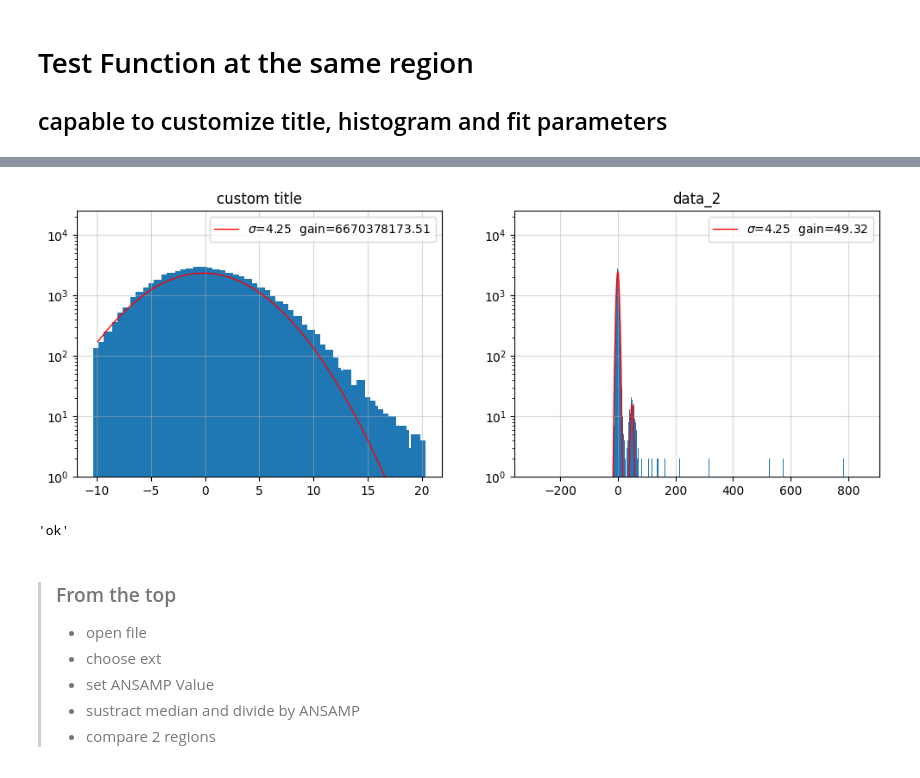
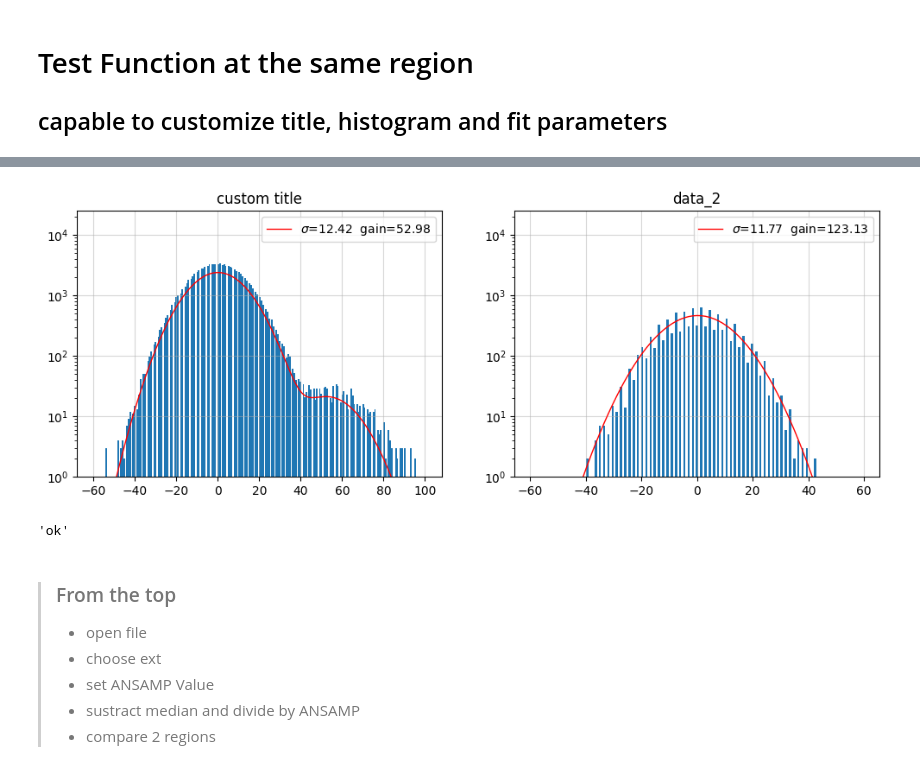
Before and after one commit to LabDet-Crio/BenchTest, a Jupyter notebook: crio_libs/nef_fitsANA.ipynb, the cells around one changed output, grey strips where cells are left out. Saved outputs shown, nothing was run; the diff lists cells and outputs as text; code cells hidden in the pictures.

```diff
--- a/crio_libs/nef_fitsANA.ipynb
+++ b/crio_libs/nef_fitsANA.ipynb
@@ -29,7 +29,7 @@ nCCDs=16
 active_mask = np.s_[:, 10:1057] #
 overscan_mask = np.s_[:, -91:-1]
 # %%
-file="/home/oem/datosFits/mcm_data/ansamp/fits/MCM1_Demuxed_Test_barrido_ANSAMP_exp_1s_ignorando_2muestras_ANSAMP10_19.fits"
+file="/home/oem/datosFits/mcm_data/ansamp/fits/MCM1_Demuxed_Test_barrido_ANSAMP_exp_1s_ignorando_2muestras_ANSAMP1_18.fits"
 OHDU_File = fits.open(file)
 # %%
 plt.figure(figsize=(24,8))
@@ -48,9 +48,10 @@ plt.figure(figsize=(24,8))
 for i in range(nCCDs):
 
     plt.subplot(4,4,i+1)
-    dataFits=(OHDU_File[1+i].data[active_mask])-np.median(OHDU_File[i+1].data[active_mask])
+    #dataFits=(OHDU_File[1+i].data[active_mask])-np.median(OHDU_File[i+1].data[active_mask])
+    dataFits=OHDU_File[1+i].data
     print("median [{:d}]= {:f}".format(i,np.median(dataFits[i+1].data)))
-    plt.imshow(dataFits, vmin=-50, vmax=100) # media sustracted
+    plt.imshow(dataFits)#, vmin=-50, vmax=100) # media sustracted
     # plt.title('MCM1 – ohdu = {:d}'.format(i+1))
 
 print("ansamp= "+OHDU_File[1].header['ANSAMP'])
@@ -79,4 +80,5 @@ ansamp= 10
 ## capable to customize title, histogram and fit parameters
 # %%
 ANSAMP=int(OHDU_File[1].header["ANSAMP"])
-dataFits=dataFits/ANSAMP
+dataFits_AA=dataFits[active_mask]/ANSAMP
+dataFits_OS=dataFits[overscan_mask]/ANSAMP
@@ -83,8 +91,8 @@ dataFits=dataFits/ANSAMP
 # %%
 
-ana.fit2regions(dataFits, dataFits, range_1=(-10,20),default_1=(0,4,1000,50,100), title_1="custom title")
+ana.fit2regions(dataFits_AA-np.median(dataFits_AA), dataFits_OS-np.median(dataFits_OS), range_1=(-60,100),range_2=(-60,60),default_1=(0,4,1000,50,100), title_1="custom title")
 # %% [output]
-[figure, old version]
+[figure, new version]
 'ok'
 # %% [markdown]
 > ### From the top
```
Also changed, not shown: parts of 8 cells of this notebook, 15 other files.
